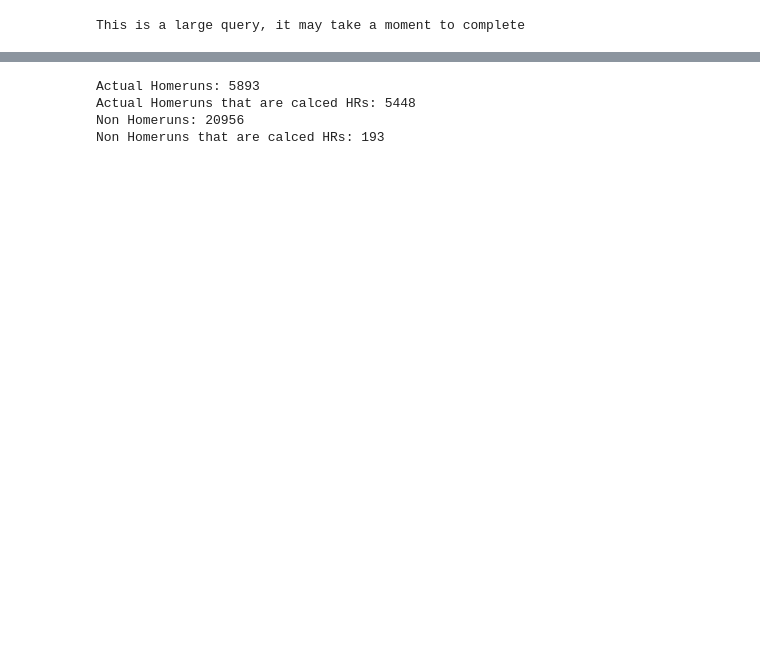
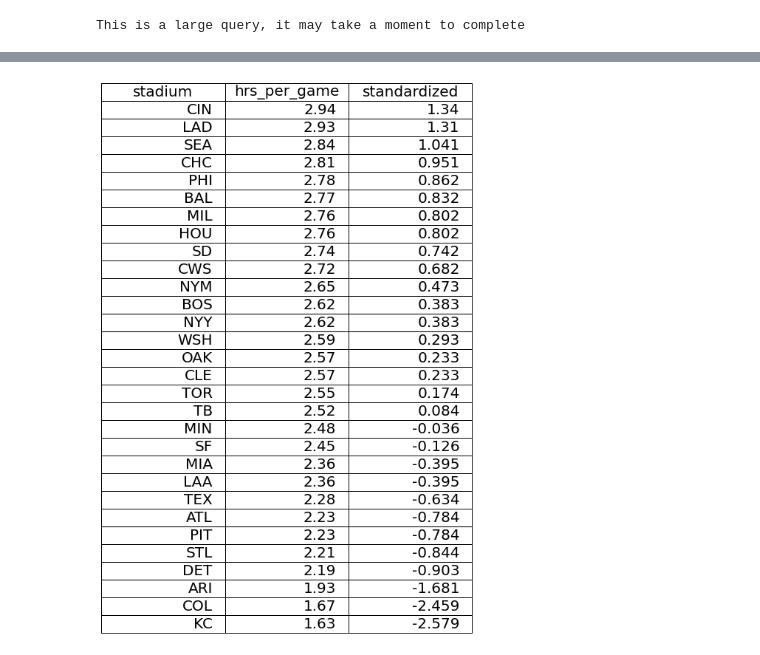
Before and after one commit to wrowley42/little-league, a Jupyter notebook: little-league.ipynb, the cells around one changed output, grey strips where cells are left out. Cells and saved outputs as stored; diff of their text form; code cells hidden in the pictures; blank space fills up the shorter version.

```diff
--- a/little-league.ipynb
+++ b/little-league.ipynb
@@ -137,29 +98,18 @@ time a
-# %%
-# Verifying test set
-
-# We now check number of homeuns in their own stadium that are not calculated homeruns
-print("Actual Homeruns: " + str(test_set[test_set['actual_hr'] == True].shape[0]))
-print("Actual Homeruns that are calced HRs: " + str(test_set[(test_set['actual_hr'] == True) & (test_set['calculated_hr'] == True)].shape[0]))
-print("Non Homeruns: " + str(test_set[test_set['actual_hr'] == False].shape[0]))
-print("Non Homeruns that are calced HRs: " + str(test_set[(test_set['actual_hr'] == False) & (test_set['calculated_hr'] == True)].shape[0]))
-
-# Verify that the inaccuracy isnt stadium specific
-test_counts = test_set[test_set['actual_hr'] == True].groupby(['home_team', 'calculated_hr'])['home_team', 'calculated_hr'].size().reset_index()
-
-error_rates = pd.DataFrame()
-
-for team in mlb_teams:
-    if team == 'WAS':
-        team = 'WSH'
-    df = test_counts[test_counts['home_team'] == team].copy()
-    df['stadium'] = team
-    df['rate'] = df.iloc[0, 2] / (df.iloc[1, 2] + df.iloc[0, 2])
-    error_rates = pd.concat([error_rates, df[['stadium', 'rate']].head(1)])
-# %% [output]
-Actual Homeruns: 5893
-Actual Homeruns that are calced HRs: 5448
-Non Homeruns: 20956
-Non Homeruns that are calced HRs: 193
+# %%
+def would_it_dong(data, stadium):
+    """
+    This function leverages our previously created functions to get a
+    boolean value of whether a hit would be a homerun in a given stadium
+
+    Inputs: statcast data (one row)
+            desired distance to get the height at
+    Outputs: boolean value of whether it'd be a homerun
+    """
+    fence = get_closest_wall(data, stadium)
+    fence_height = fence[0]
+    fence_distance = fence[1]
+    ball_height_at_fence = height_at_d(data, fence_distance)
+    return ball_height_at_fence > fence_height
 # %%
 # ok, creating our big dataset
 calculated_hrs = pd.DataFrame()
@@ -179,0 +124,38 @@ counts['adjusted_count'] = counts.apply(lambda row : round(- row['calculated_hr'
+# %%
+# getting counts of num of hrs in each stadium
+all_calc_hrs = calculated_hrs[calculated_hrs['calculated_hr'] == True].copy()
+counts = all_calc_hrs.groupby(['stadium'])['calculated_hr'].count().reset_index()
+counts.iloc[29,0] = "WSH"
+
+# getting our counts
+counts['adjusted_count'] = counts.apply(lambda row : round(- row['calculated_hr'] / (error_rates[error_rates['stadium'] == row['stadium']].iloc[0,1] - 1)), axis = 1)
+counts['hrs_per_game'] = counts.apply(lambda row : round(row['adjusted_count'] / (162 * 15), 2), axis = 1)
+
+# standardizing our values
+mean = counts['hrs_per_game'].mean()
+max = counts['hrs_per_game'].max()
+min = counts['hrs_per_game'].min()
+std = counts['hrs_per_game'].std()
+counts['mean_norm'] = counts.apply(lambda row : round((row['hrs_per_game'] - mean) / (max - min), 3), axis = 1)
+counts['standardized'] = counts.apply(lambda row : round((row['hrs_per_game'] - mean) / (std), 3), axis = 1)
+
+final_tbl = counts[['stadium','hrs_per_game', 'standardized']]
+final_tbl = final_tbl.sort_values(by=['standardized'], ascending=False).copy()
+
+# Plotting
+
+fig, ax = plt.subplots()
+fig.patch.set_visible(False)
+ax.axis('off')
+ax.axis('tight')
+
+#create table
+table = ax.table(cellText=final_tbl.values, colLabels=final_tbl.columns, loc='center')
+
+#display table
+table.auto_set_font_size(False)
+table.set_fontsize(20)
+table.scale(1.5, 2)
+plt.show()
+# %% [output]
+[figure, added]
```
Also changed, not shown: parts of 6 cells of this notebook.
